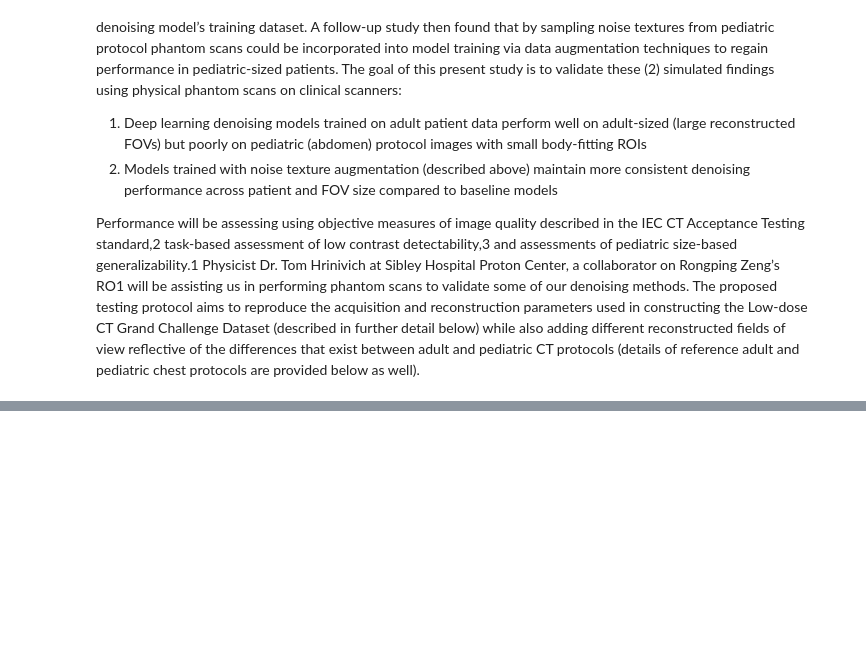
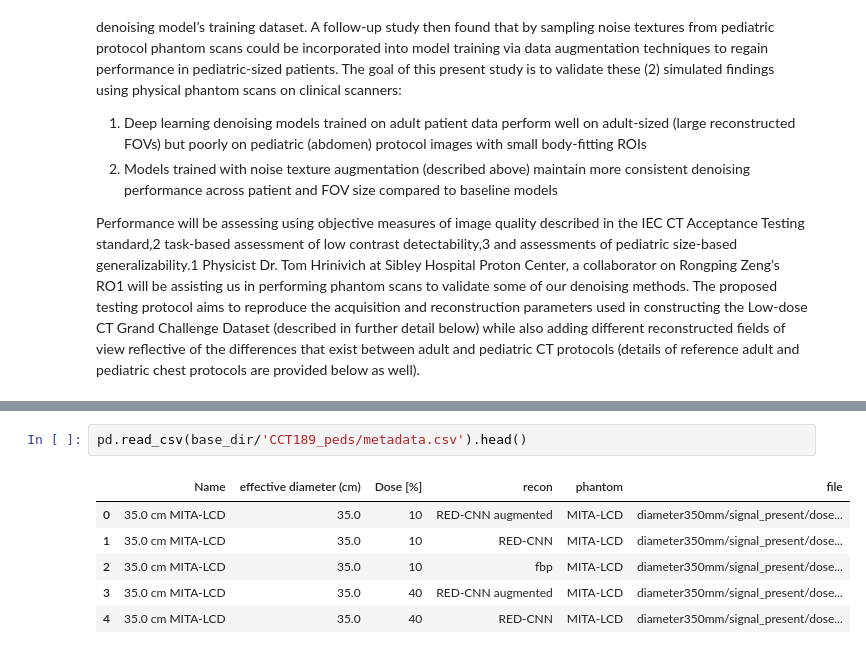
Before and after one commit to brandonjnelsonFDA/pediatric-CT-noise-texture-augmentation, a Jupyter notebook: notebooks/02 Evaluation Results/physical_validation.ipynb, the cells around one changed output, grey strips where cells are left out. Drawn from its saved outputs; the diff is of its cells as text; blank space fills up the shorter version.

```diff
--- a/notebooks/02 Evaluation Results/physical_validation.ipynb
+++ b/notebooks/02 Evaluation Results/physical_validation.ipynb
@@ -77,0 +46,9 @@ usage: tree [-acdfghilnpqrstuvxACDFJQNSUX] [-H baseHREF] [-T title ]
+# %%
+pd.read_csv(base_dir/'CCT189_peds/metadata.csv').head()
+# %% [output]
+|  | Name | effective diameter (cm) | Dose [%] | recon | phantom | file |
+| 0 | 35.0 cm MITA-LCD | 35.0 | 10 | RED-CNN augmented | MITA-LCD | diameter350mm/signal_present/dose... |
+| 1 | 35.0 cm MITA-LCD | 35.0 | 10 | RED-CNN | MITA-LCD | diameter350mm/signal_present/dose... |
+| 2 | 35.0 cm MITA-LCD | 35.0 | 10 | fbp | MITA-LCD | diameter350mm/signal_present/dose... |
+| 3 | 35.0 cm MITA-LCD | 35.0 | 40 | RED-CNN augmented | MITA-LCD | diameter350mm/signal_present/dose... |
+| 4 | 35.0 cm MITA-LCD | 35.0 | 40 | RED-CNN | MITA-LCD | diameter350mm/signal_present/dose... |
```
Also changed, not shown: parts of 14 cells of this notebook, 1 other file.
